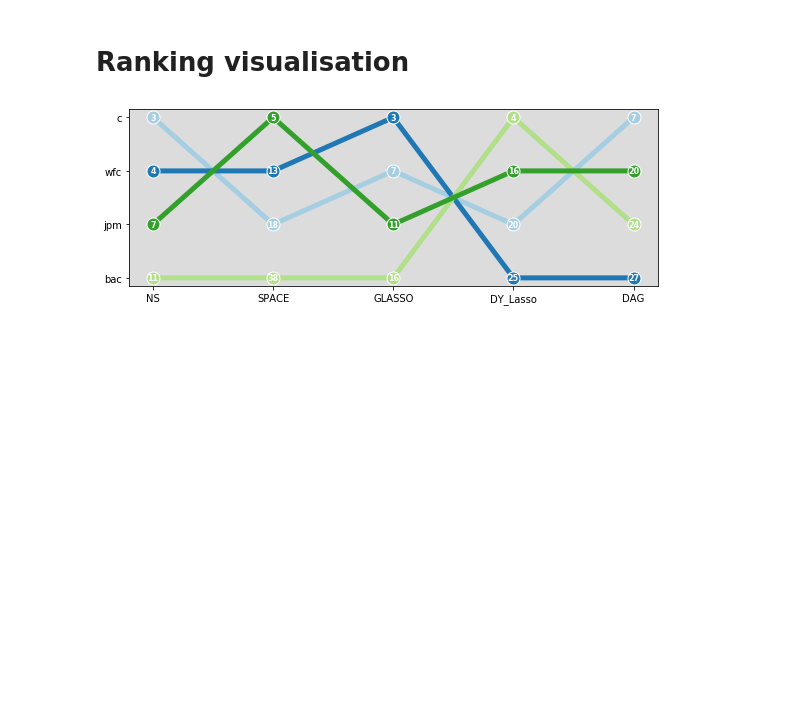
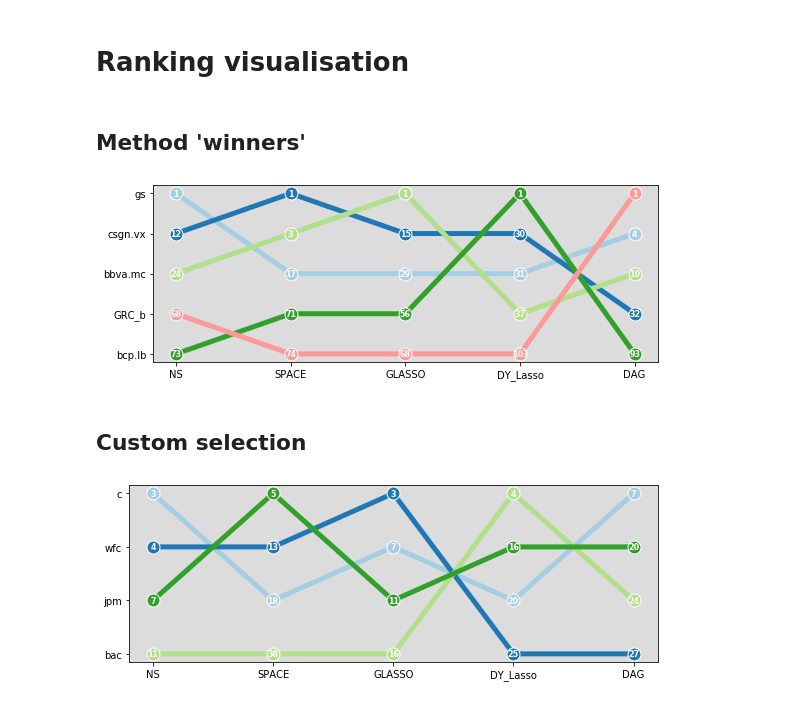
Before and after one commit to paparon96/FinancialNetworks, a Jupyter notebook: Network_Demirer_playground.ipynb, the cells around one changed output. Saved outputs shown, nothing was run; the diff lists cells and outputs as text; code cells hidden in the pictures; blank space fills up the shorter version.

```diff
--- a/Network_Demirer_playground.ipynb
+++ b/Network_Demirer_playground.ipynb
@@ -110,6 +157,18 @@ DAG
 106 rows × 5 columns
 # %% [markdown]
 # Ranking visualisation
+# %% [markdown]
+## Method 'winners'
+# %%
+# Parameters
+chosen_varnames = list(ranking_df.loc[0])
+
+# Run the visualisation function
+rank_viz_demirer_playground(chosen_varnames,ranking_df,centrality_type,date,ts_type)
+# %% [output]
+[figure, added]
+# %% [markdown]
+## Custom selection
 # %%
 # Parameters
 chosen_varnames = ["c","wfc","bac","jpm"]
```
Also changed, not shown: parts of 8 cells of this notebook, 17 other files.
